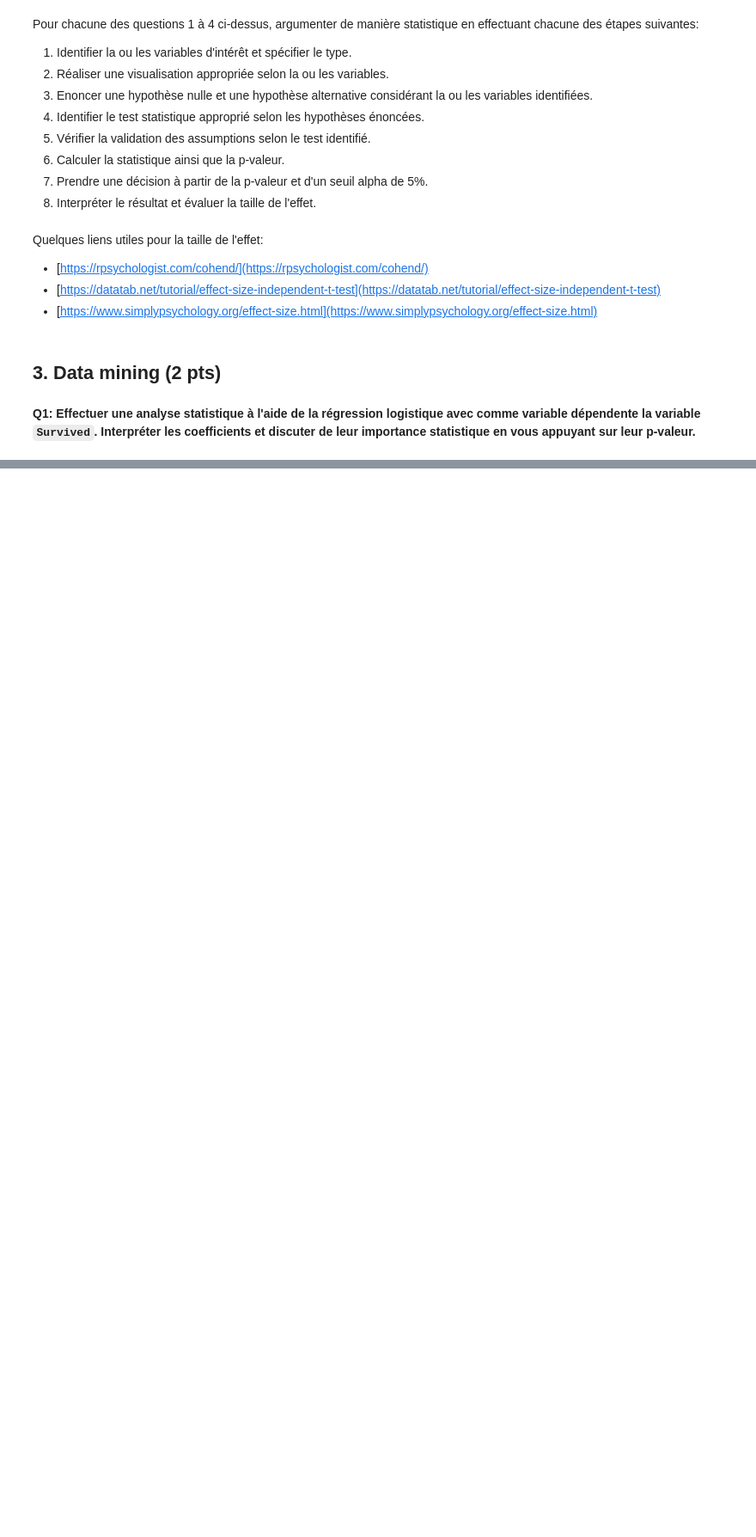
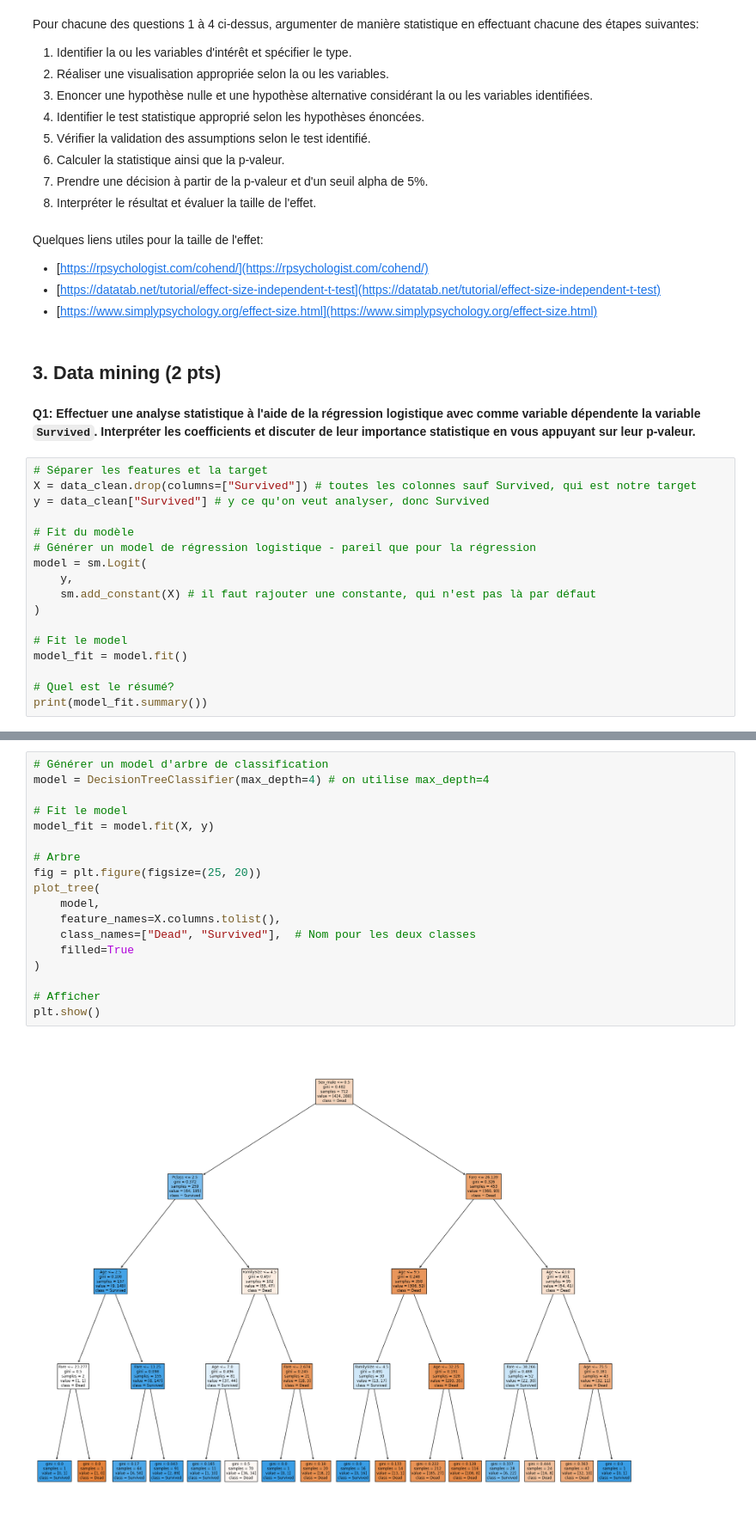
Before and after one commit to VictorFeller/Analyse-de-donn-es-Titanic, a Jupyter notebook: Projet.ipynb, the cells around one changed output, grey strips where cells are left out. Shown: that part at 86% size. Drawn from its saved outputs; the diff is of its cells as text; blank space fills up the shorter version.

Commit message:
clean project and implement Data mining

```diff
--- a/Projet.ipynb
+++ b/Projet.ipynb
@@ -420,3 +493,20 @@ Quelques liens utiles pour la taille de l'effet:
 ## 3. Data mining (2 pts)
 # %% [markdown]
 **Q1: Effectuer une analyse statistique à l'aide de la régression logistique avec comme variable dépendente la variable `Survived`. Interpréter les coefficients et discuter de leur importance statistique en vous appuyant sur leur p-valeur.**
+# %%
+# Séparer les features et la target
+X = data_clean.drop(columns=["Survived"]) # toutes les colonnes sauf Survived, qui est notre target
+y = data_clean["Survived"] # y ce qu'on veut analyser, donc Survived
+
+# Fit du modèle
+# Générer un model de régression logistique - pareil que pour la régression
+model = sm.Logit(
+    y,
+    sm.add_constant(X) # il faut rajouter une constante, qui n'est pas là par défaut
+)
+
+# Fit le model
+model_fit = model.fit()
+
+# Quel est le résumé?
+print(model_fit.summary())
@@ -425 +549,21 @@ Quelques liens utiles pour la taille de l'effet:
+# %%
+# Générer un model d'arbre de classification
+model = DecisionTreeClassifier(max_depth=4) # on utilise max_depth=4
+
+# Fit le model
+model_fit = model.fit(X, y)
+
+# Arbre
+fig = plt.figure(figsize=(25, 20))
+plot_tree(
+    model,
+    feature_names=X.columns.tolist(),
+    class_names=["Dead", "Survived"],  # Nom pour les deux classes
+    filled=True
+)
+
+# Afficher
+plt.show()
+# %% [output]
+[figure, added]
 # %% [markdown]
```
Also changed, not shown: parts of 54 cells of this notebook.
